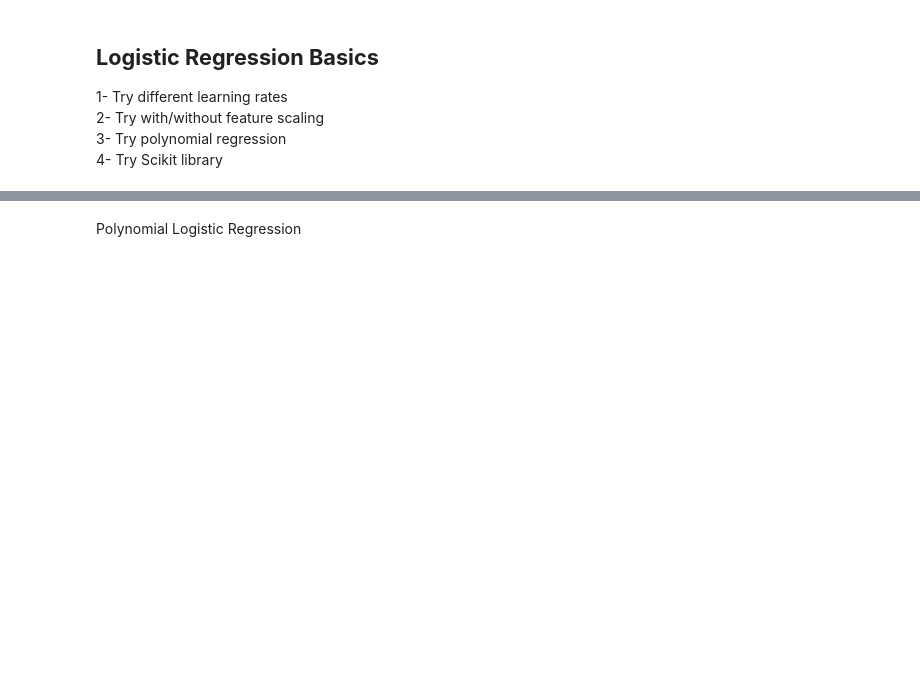
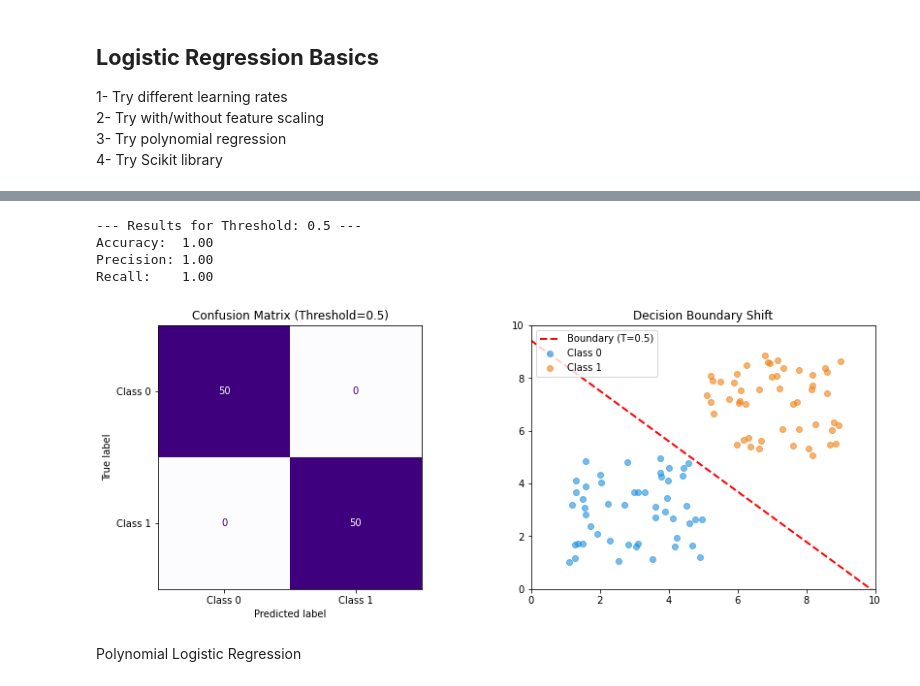
Before and after one commit to 4mbilal/MLexperiments, a Jupyter notebook: ML_Basics/Logistic_Regression_Basics.ipynb, the cells around one changed output, grey strips where cells are left out. Drawn from its saved outputs; the diff is of its cells as text; code cells hidden in the pictures; blank space fills up the shorter version.

```diff
--- a/ML_Basics/Logistic_Regression_Basics.ipynb
+++ b/ML_Basics/Logistic_Regression_Basics.ipynb
@@ -106,2 +8,80 @@ Confusion Matrix:
+# %%
+import math
+import random
+import matplotlib.pyplot as plt
+from sklearn.metrics import accuracy_score, precision_score, recall_score, f1_score, confusion_matrix, ConfusionMatrixDisplay
+
+SEED = 52
+random.seed(SEED)
+
+# --- 1. Settings & Data Generation ---
+THRESHOLD = 0.5  # <--- Change this (e.g., 0.1, 0.5, 0.9)
+def generate_cluster(n, x_range, y_range, label):
+    return [[random.uniform(*x_range), random.uniform(*y_range), label] for _ in range(n)]
+
+# Creating slightly overlapping clusters to make the threshold change visible
+class_0 = generate_cluster(50, (1, 5), (1, 5), 0)
+class_1 = generate_cluster(50, (5, 9), (5, 9), 1)
+data = class_0 + class_1
+
+# --- 2. Training (Gradient Descent from Scratch) ---
+w1, w2, b = 0.0, 0.0, 0.0
+lr, epochs = 0.1, 1000
+for _ in range(epochs):
+    t_dw1, t_dw2, t_db = 0, 0, 0
+    for x1, x2, y in data:
+        z = w1 * x1 + w2 * x2 + b
+        y_p = 1 / (1 + math.exp(-z))
+        err = y_p - y
+        t_dw1 += err * x1
+        t_dw2 += err * x2
+        t_db += err
+    w1 -= lr * (t_dw1 / len(data))
+    w2 -= lr * (t_dw2 / len(data))
+    b -= lr * (t_db / len(data))
+
+# --- 3. Predictions using Custom Threshold ---
+y_true = [p[2] for p in data]
+y_pred = []
+for x1, x2, _ in data:
+    z = w1 * x1 + w2 * x2 + b
+    prob = 1 / (1 + math.exp(-z))
+    y_pred.append(1 if prob >= THRESHOLD else 0)
+
+# --- 4. Report Metrics ---
+print(f"--- Results for Threshold: {THRESHOLD} ---")
+print(f"Accuracy:  {accuracy_score(y_true, y_pred):.2f}")
+print(f"Precision: {precision_score(y_true, y_pred):.2f}")
+print(f"Recall:    {recall_score(y_true, y_pred):.2f}")
+
+# --- 5. Visualization ---
+fig, ax = plt.subplots(1, 2, figsize=(14, 5))
+
+# Confusion Matrix
+cm = confusion_matrix(y_true, y_pred)
+ConfusionMatrixDisplay(cm, display_labels=['Class 0', 'Class 1']).plot(ax=ax[0], cmap='Purples', colorbar=False)
+ax[0].set_title(f"Confusion Matrix (Threshold={THRESHOLD})")
+
+# Decision Boundary
+ax[1].scatter([p[0] for p in class_0], [p[1] for p in class_0], color='#1f91e0', alpha=0.6, label='Class 0')
+ax[1].scatter([p[0] for p in class_1], [p[1] for p in class_1], color='#f08113', alpha=0.6, label='Class 1')
+
+# Solving for x2: w1*x1 + w2*x2 + b = ln(threshold / (1-threshold))
+decision_val = math.log(THRESHOLD / (1 - THRESHOLD))
+x_range = [0, 10]
+y_boundary = [(decision_val - b - w1*x) / w2 for x in x_range]
+
+ax[1].plot(x_range, y_boundary, color='red', linestyle='--', linewidth=2, label=f'Boundary (T={THRESHOLD})')
+ax[1].set_xlim(0, 10); ax[1].set_ylim(0, 10)
+ax[1].set_title("Decision Boundary Shift")
+ax[1].legend()
+
+plt.show()
+# %% [output]
+--- Results for Threshold: 0.5 ---
+Accuracy:  1.00
+Precision: 1.00
+Recall:    1.00
+[figure, added]
 # %% [markdown]
 Polynomial Logistic Regression
```
Also changed, not shown: parts of 4 cells of this notebook.
